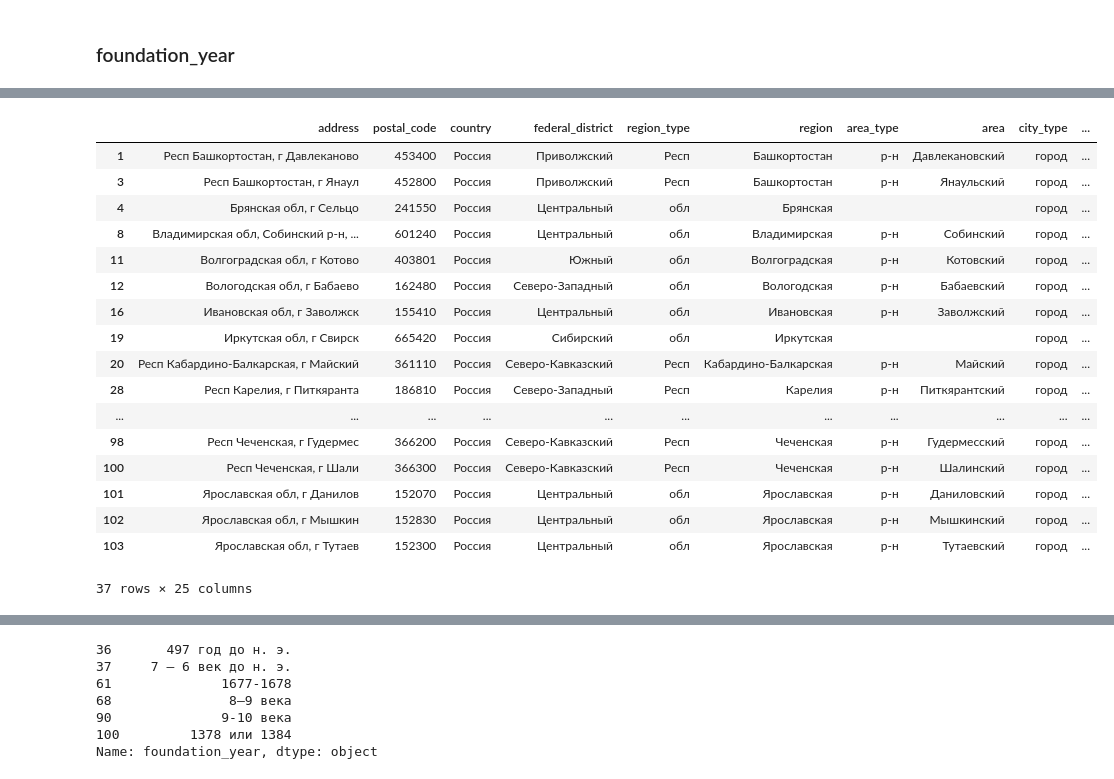
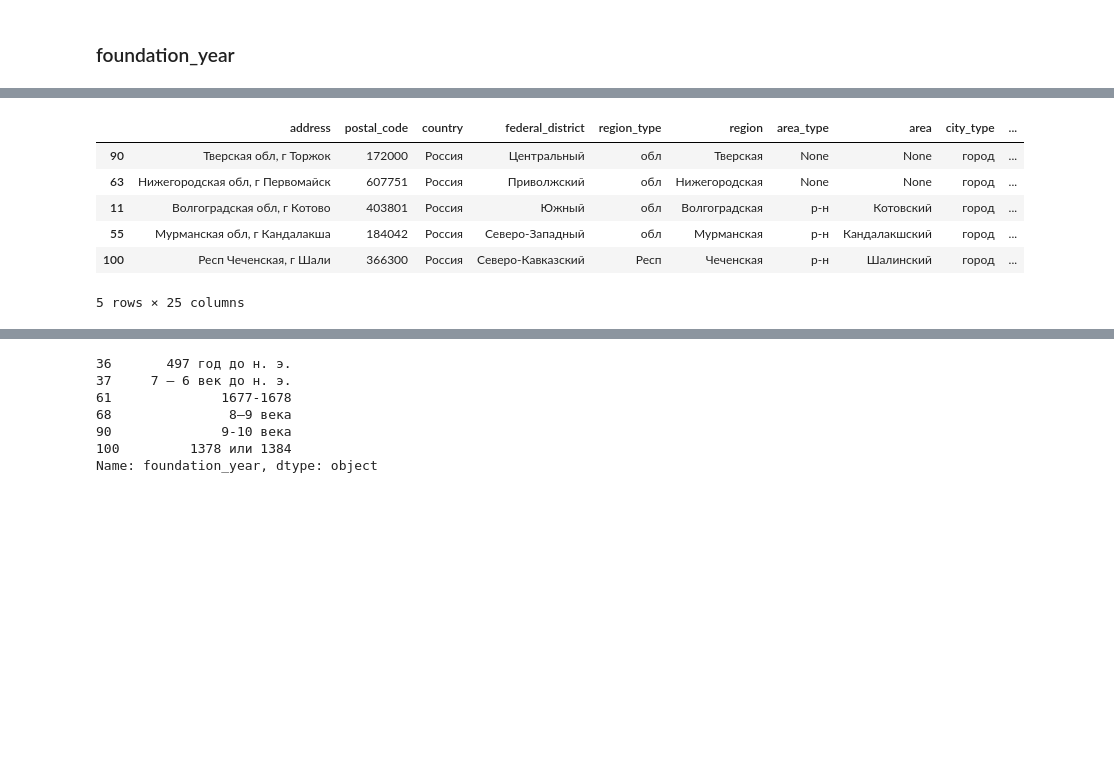
Before and after one commit to yurass13/django_geocoding, a Jupyter notebook: data/data_processing.ipynb, the cells around one changed output, grey strips where cells are left out. Drawn from its saved outputs; the diff is of its cells as text; code cells hidden in the pictures; blank space fills up the shorter version.

```diff
--- a/data/data_processing.ipynb
+++ b/data/data_processing.ipynb
@@ -138,24 +138,13 @@ def roman_apply(foundation_year, _foundation_year) -> (str, bool):
 # %%
 data[['foundation_year', '_foundation_year']] = data[['foundation_year', '_foundation_year']].apply(lambda x: roman_apply(*x), axis=1, result_type='expand')
 # %%
-data[data._foundation_year == True]
+data[data._foundation_year == True].sample(5)
 # %% [output]
 |  | address | postal_code | country | federal_district | region_type | region | area_type | area | city_type | ... |
-| 1 | Респ Башкортостан, г Давлеканово | 453400 | Россия | Приволжский | Респ | Башкортостан | р-н | Давлекановский | город | ... |
-| 3 | Респ Башкортостан, г Янаул | 452800 | Россия | Приволжский | Респ | Башкортостан | р-н | Янаульский | город | ... |
-| 4 | Брянская обл, г Сельцо | 241550 | Россия | Центральный | обл | Брянская |  |  | город | ... |
-| 8 | Владимирская обл, Собинский р-н, ... | 601240 | Россия | Центральный | обл | Владимирская | р-н | Собинский | город | ... |
+| 90 | Тверская обл, г Торжок | 172000 | Россия | Центральный | обл | Тверская | None | None | город | ... |
+| 63 | Нижегородская обл, г Первомайск | 607751 | Россия | Приволжский | обл | Нижегородская | None | None | город | ... |
 | 11 | Волгоградская обл, г Котово | 403801 | Россия | Южный | обл | Волгоградская | р-н | Котовский | город | ... |
-| 12 | Вологодская обл, г Бабаево | 162480 | Россия | Северо-Западный | обл | Вологодская | р-н | Бабаевский | город | ... |
-| 16 | Ивановская обл, г Заволжск | 155410 | Россия | Центральный | обл | Ивановская | р-н | Заволжский | город | ... |
-| 19 | Иркутская обл, г Свирск | 665420 | Россия | Сибирский | обл | Иркутская |  |  | город | ... |
-| 20 | Респ Кабардино-Балкарская, г Майский | 361110 | Россия | Северо-Кавказский | Респ | Кабардино-Балкарская | р-н | Майский | город | ... |
-| 28 | Респ Карелия, г Питкяранта | 186810 | Россия | Северо-Западный | Респ | Карелия | р-н | Питкярантский | город | ... |
-| ... | ... | ... | ... | ... | ... | ... | ... | ... | ... | ... |
-| 98 | Респ Чеченская, г Гудермес | 366200 | Россия | Северо-Кавказский | Респ | Чеченская | р-н | Гудермесский | город | ... |
+| 55 | Мурманская обл, г Кандалакша | 184042 | Россия | Северо-Западный | обл | Мурманская | р-н | Кандалакшский | город | ... |
 | 100 | Респ Чеченская, г Шали | 366300 | Россия | Северо-Кавказский | Респ | Чеченская | р-н | Шалинский | город | ... |
-| 101 | Ярославская обл, г Данилов | 152070 | Россия | Центральный | обл | Ярославская | р-н | Даниловский | город | ... |
-| 102 | Ярославская обл, г Мышкин | 152830 | Россия | Центральный | обл | Ярославская | р-н | Мышкинский | город | ... |
-| 103 | Ярославская обл, г Тутаев | 152300 | Россия | Центральный | обл | Ярославская | р-н | Тутаевский | город | ... |
-37 rows × 25 columns
+5 rows × 25 columns
 # %%
```
Also changed, not shown: parts of 8 cells of this notebook, 4 other files.
